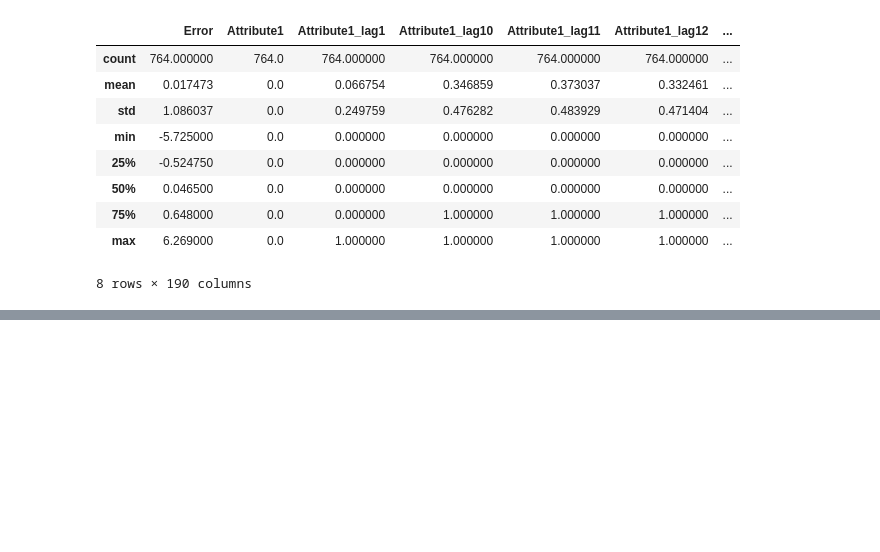
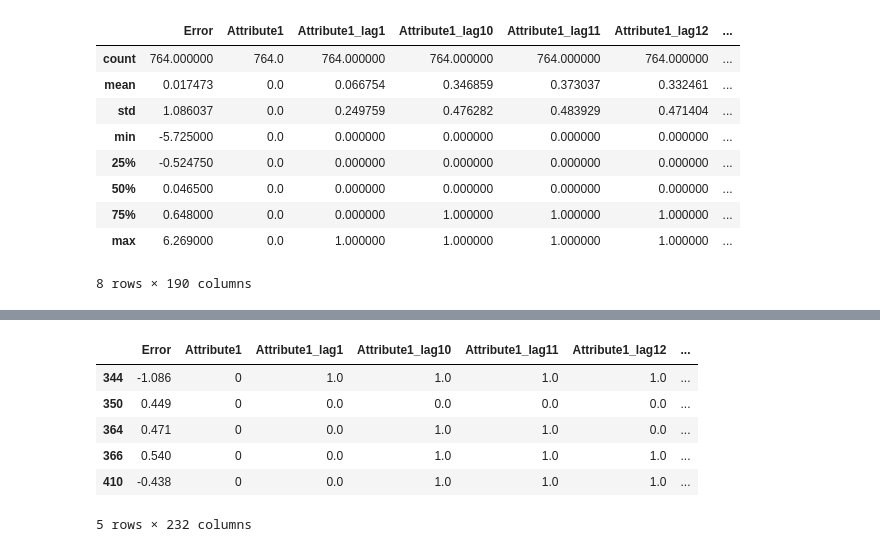
Before and after one commit to austinbock/project1, a Jupyter notebook: Capstone1 Data Investigation.ipynb, the cells around one changed output, grey strips where cells are left out. Cells and saved outputs as stored; diff of their text form; code cells hidden in the pictures; blank space fills up the shorter version.

```diff
--- a/Capstone1 Data Investigation.ipynb
+++ b/Capstone1 Data Investigation.ipynb
@@ -358,0 +523,14 @@ coh_matrix
+# %%
+#lag the new process descriptors as combined_Feature and combined_Attribute
+clag_df = FeatureLagging(s,lag=20,dropna=False)
+clag_df.insert(0, 'Error', s.Error)
+clag_df = clag_df.dropna()#.Error.describe()
+clag_df.head()
+# %% [output]
+|  | Error | Attribute1 | Attribute1_lag1 | Attribute1_lag10 | Attribute1_lag11 | Attribute1_lag12 | ... |
+| 344 | -1.086 | 0 | 1.0 | 1.0 | 1.0 | 1.0 | ... |
+| 350 | 0.449 | 0 | 0.0 | 0.0 | 0.0 | 0.0 | ... |
+| 364 | 0.471 | 0 | 0.0 | 1.0 | 1.0 | 0.0 | ... |
+| 366 | 0.540 | 0 | 0.0 | 1.0 | 1.0 | 1.0 | ... |
+| 410 | -0.438 | 0 | 0.0 | 1.0 | 1.0 | 1.0 | ... |
+5 rows × 232 columns
```
Also changed, not shown: parts of 32 cells of this notebook.
